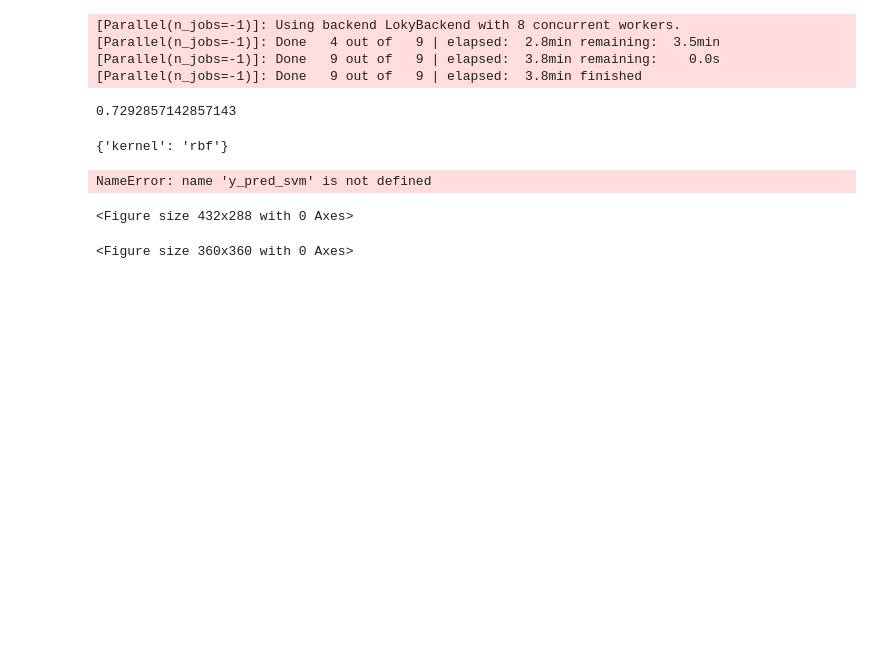
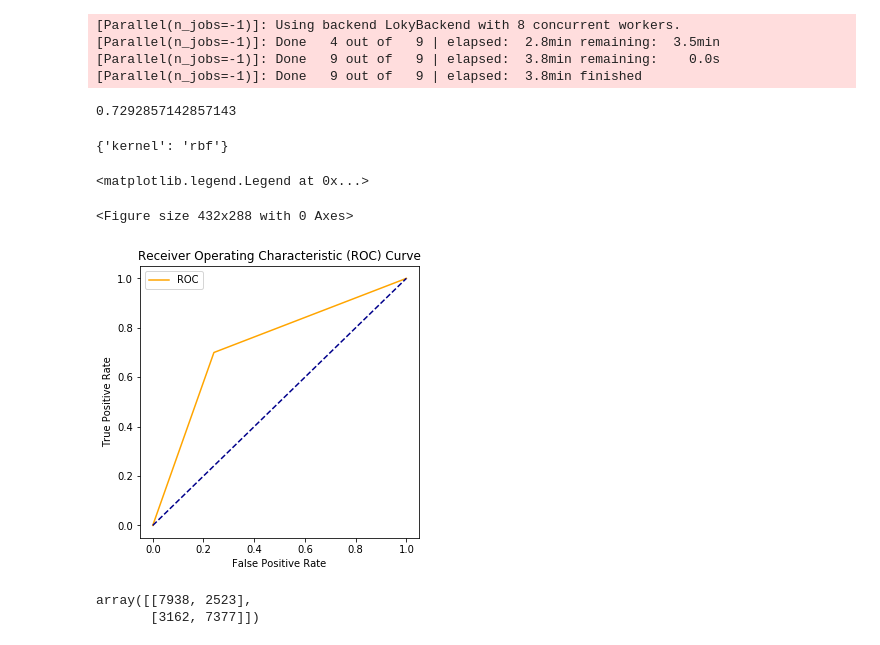
Before and after one commit to faridjafri/cardiovascular-disease-analysis, a Jupyter notebook: Python/SVM.ipynb, the cells around one changed output. Drawn from its saved outputs; the diff is of its cells as text; code cells hidden in the pictures; blank space fills up the shorter version.

```diff
--- a/Python/SVM.ipynb
+++ b/Python/SVM.ipynb
@@ -103,18 +103,21 @@ Fitting 3 folds for each of 3 candidates, totalling 9 fits
 # %%
 plt.figure(0).clf()
 plt.figure(figsize=(5, 5))
-fpr, tpr, thresh = metrics.roc_curve(y_test, y_pred_svm)
-auc = metrics.roc_auc_score(y_test, y_pred_svm)
+fpr, tpr, thresh = metrics.roc_curve(y_test, y_pred)
+auc = metrics.roc_auc_score(y_test, y_pred)
 plt.plot(fpr, tpr, color='orange', label='ROC')
 plt.plot([0, 1], [0, 1], color='darkblue', linestyle='--')
 plt.xlabel('False Positive Rate')
 plt.ylabel('True Positive Rate')
 plt.title('Receiver Operating Characteristic (ROC) Curve')
 plt.savefig('SVM ROC', dpi=150)
 plt.legend(loc=0)
 # %% [output]
-NameError: name 'y_pred_svm' is not defined
+<matplotlib.legend.Legend at 0x...>
 <Figure size 432x288 with 0 Axes>
-<Figure size 360x360 with 0 Axes>
+[figure, added]
 # %%
-confusion_matrix(y_test, y_pred_svm)
+confusion_matrix(y_test, y_pred)
+# %% [output]
+array([[7938, 2523],
+       [3162, 7377]])
```
Also changed, not shown: 5 other files.
